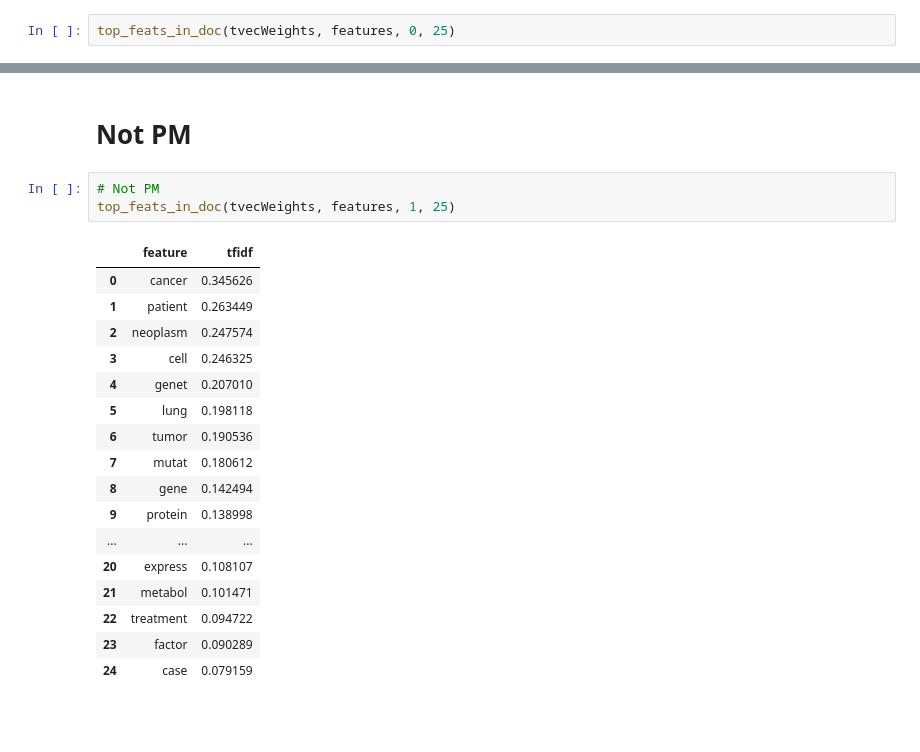
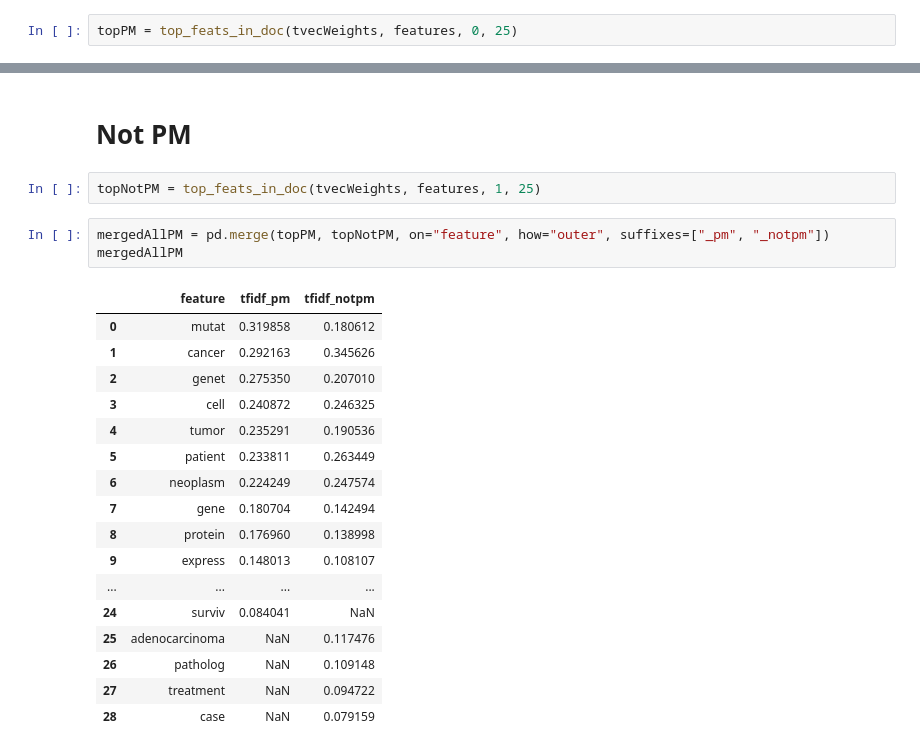
Before and after one commit to hyperlist/trec-pm, a Jupyter notebook: notebooks/tfidf.ipynb, the cells around one changed output, grey strips where cells are left out. Drawn from its saved outputs; the diff is of its cells as text; blank space fills up the shorter version.

```diff
--- a/notebooks/tfidf.ipynb
+++ b/notebooks/tfidf.ipynb
@@ -239,4 +209,4 @@ def top_tfidf_feats(row, features, top_n=25):
 # %% [markdown]
 # PM
 # %%
-top_feats_in_doc(tvecWeights, features, 0, 25)
+topPM = top_feats_in_doc(tvecWeights, features, 0, 25)
@@ -261,23 +213,25 @@ top_feats_in_doc(tvecWeights, features, 0, 25)
 # %% [markdown]
 # Not PM
 # %%
-# Not PM
-top_feats_in_doc(tvecWeights, features, 1, 25)
+topNotPM = top_feats_in_doc(tvecWeights, features, 1, 25)
-# %% [output]
-|  | feature | tfidf |
-| 0 | cancer | 0.345626 |
-| 1 | patient | 0.263449 |
-| 2 | neoplasm | 0.247574 |
-| 3 | cell | 0.246325 |
-| 4 | genet | 0.207010 |
-| 5 | lung | 0.198118 |
-| 6 | tumor | 0.190536 |
-| 7 | mutat | 0.180612 |
-| 8 | gene | 0.142494 |
-| 9 | protein | 0.138998 |
-| ... | ... | ... |
-| 20 | express | 0.108107 |
-| 21 | metabol | 0.101471 |
-| 22 | treatment | 0.094722 |
-| 23 | factor | 0.090289 |
-| 24 | case | 0.079159 |
+# %%
+mergedAllPM = pd.merge(topPM, topNotPM, on="feature", how="outer", suffixes=["_pm", "_notpm"])
+mergedAllPM
+# %% [output]
+|  | feature | tfidf_pm | tfidf_notpm |
+| 0 | mutat | 0.319858 | 0.180612 |
+| 1 | cancer | 0.292163 | 0.345626 |
+| 2 | genet | 0.275350 | 0.207010 |
+| 3 | cell | 0.240872 | 0.246325 |
+| 4 | tumor | 0.235291 | 0.190536 |
+| 5 | patient | 0.233811 | 0.263449 |
+| 6 | neoplasm | 0.224249 | 0.247574 |
+| 7 | gene | 0.180704 | 0.142494 |
+| 8 | protein | 0.176960 | 0.138998 |
+| 9 | express | 0.148013 | 0.108107 |
+| ... | ... | ... | ... |
+| 24 | surviv | 0.084041 | NaN |
+| 25 | adenocarcinoma | NaN | 0.117476 |
+| 26 | patholog | NaN | 0.109148 |
+| 27 | treatment | NaN | 0.094722 |
+| 28 | case | NaN | 0.079159 |
```
Also changed, not shown: parts of 9 cells of this notebook.
